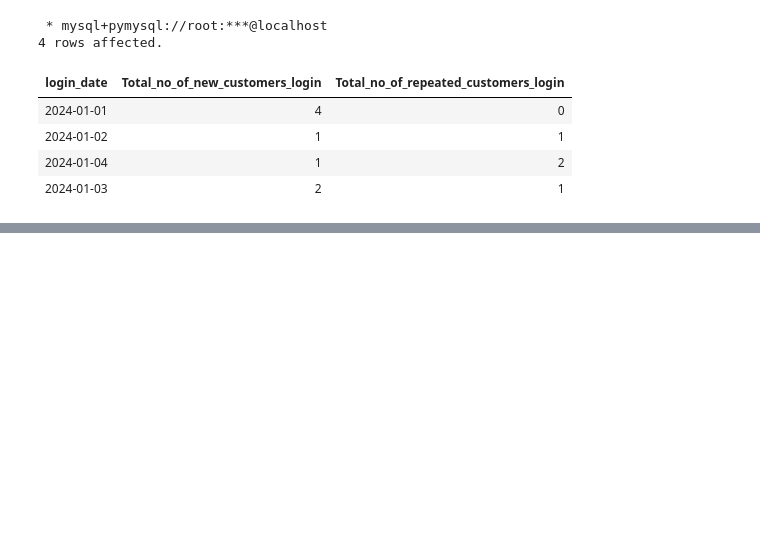
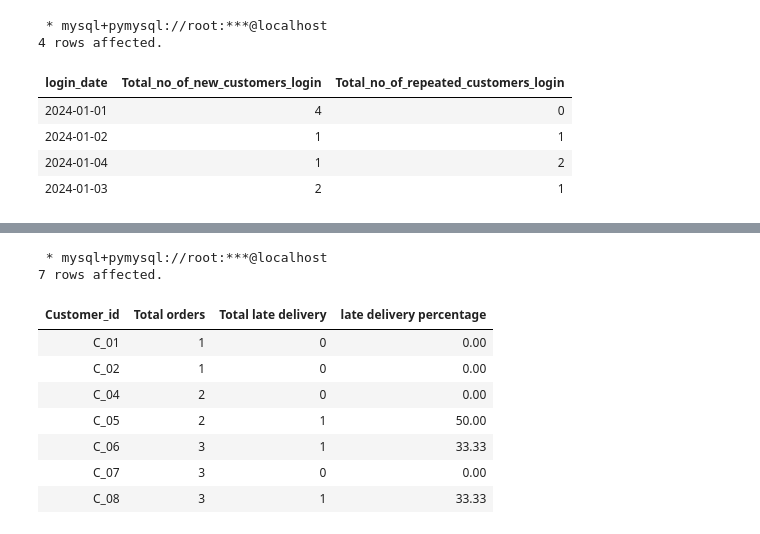
Before and after one commit to sanjaybaskaran1/jupyter-sql, a Jupyter notebook: DATE BASED INTERVIEW QUESTION.ipynb, the cells around one changed output, grey strips where cells are left out. Saved outputs shown, nothing was run; the diff lists cells and outputs as text; code cells hidden in the pictures; blank space fills up the shorter version.

```diff
--- a/DATE BASED INTERVIEW QUESTION.ipynb
+++ b/DATE BASED INTERVIEW QUESTION.ipynb
@@ -226,0 +313,26 @@ group by login_date;
+# %%
+%%sql
+with cte as
+(
+select *,
+datediff(delivery_date, order_date) as "delivery days",
+case when datediff(delivery_date, order_date) > 3 then 1 else 0 end as "late delivery"
+from amazon_date
+)
+select customer_id,
+count(order_id) as "Total orders",
+sum(`late delivery`) as "Total late delivery",
+round((sum(`late delivery`) / (count(order_id)))*100 , 2) as "late delivery percentage"
+from cte
+group by customer_id;
+# %% [output]
+ * mysql+pymysql://root:***@localhost
+7 rows affected.
+| Customer_id | Total orders | Total late delivery | late delivery percentage |
+| C_01 | 1 | 0 | 0.00 |
+| C_02 | 1 | 0 | 0.00 |
+| C_04 | 2 | 0 | 0.00 |
+| C_05 | 2 | 1 | 50.00 |
+| C_06 | 3 | 1 | 33.33 |
+| C_07 | 3 | 0 | 0.00 |
+| C_08 | 3 | 1 | 33.33 |
```
Also changed, not shown: parts of 6 cells of this notebook, 1 other file.
